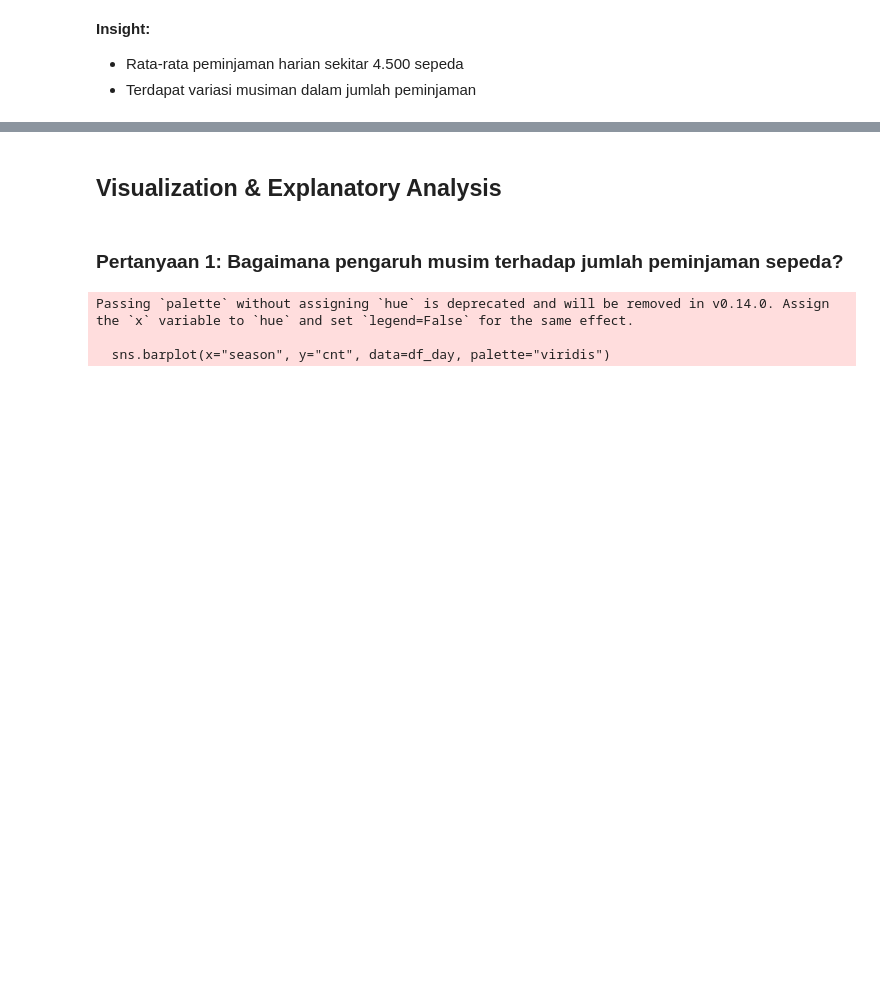
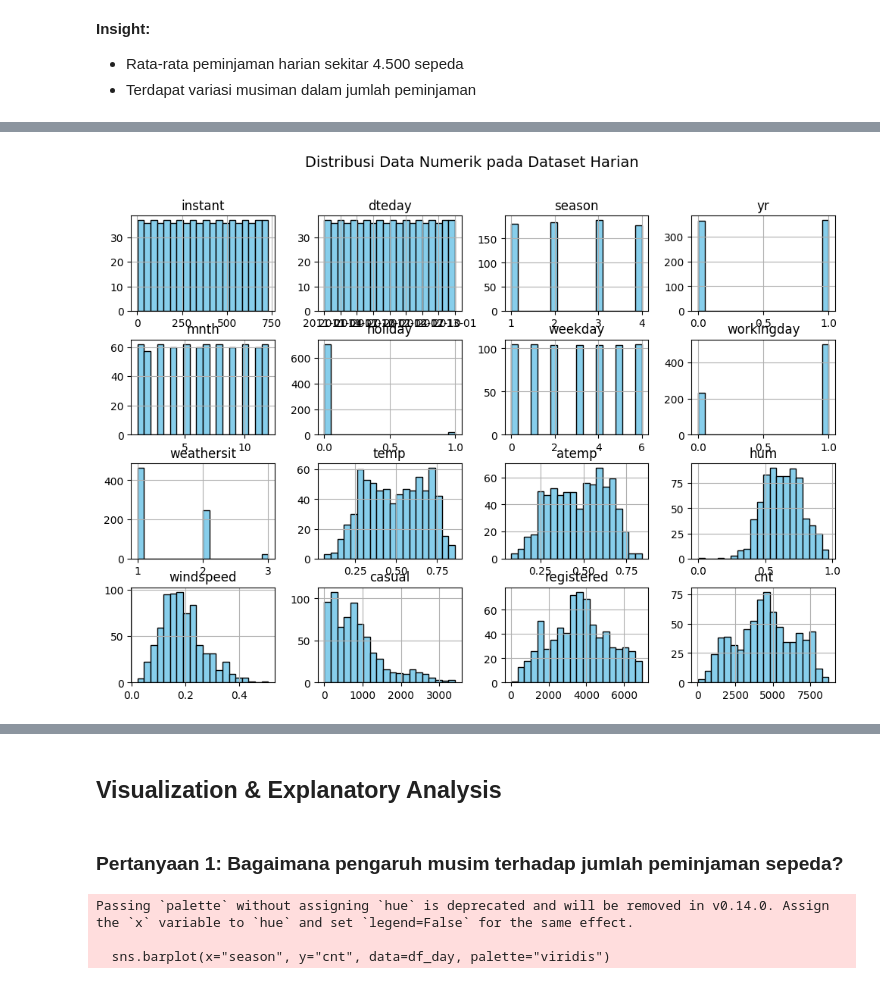
Before and after one commit to sevyrananda/Submission_Analisis-Data-dengan-Python, a Jupyter notebook: proyek.ipynb, the cells around one changed output, grey strips where cells are left out. Cells and saved outputs as stored; diff of their text form; code cells hidden in the pictures; blank space fills up the shorter version.

```diff
--- a/proyek.ipynb
+++ b/proyek.ipynb
@@ -89,0 +137,7 @@ df_day.describe()
+# %%
+#EDA Univariate (Distribusi Data)
+df_day.hist(figsize=(12, 8), bins=20, color="skyblue", edgecolor="black")
+plt.suptitle("Distribusi Data Numerik pada Dataset Harian", fontsize=14)
+plt.show()
+# %% [output]
+[figure, added]
```
Also changed, not shown: parts of 15 cells of this notebook, 2 other files.
